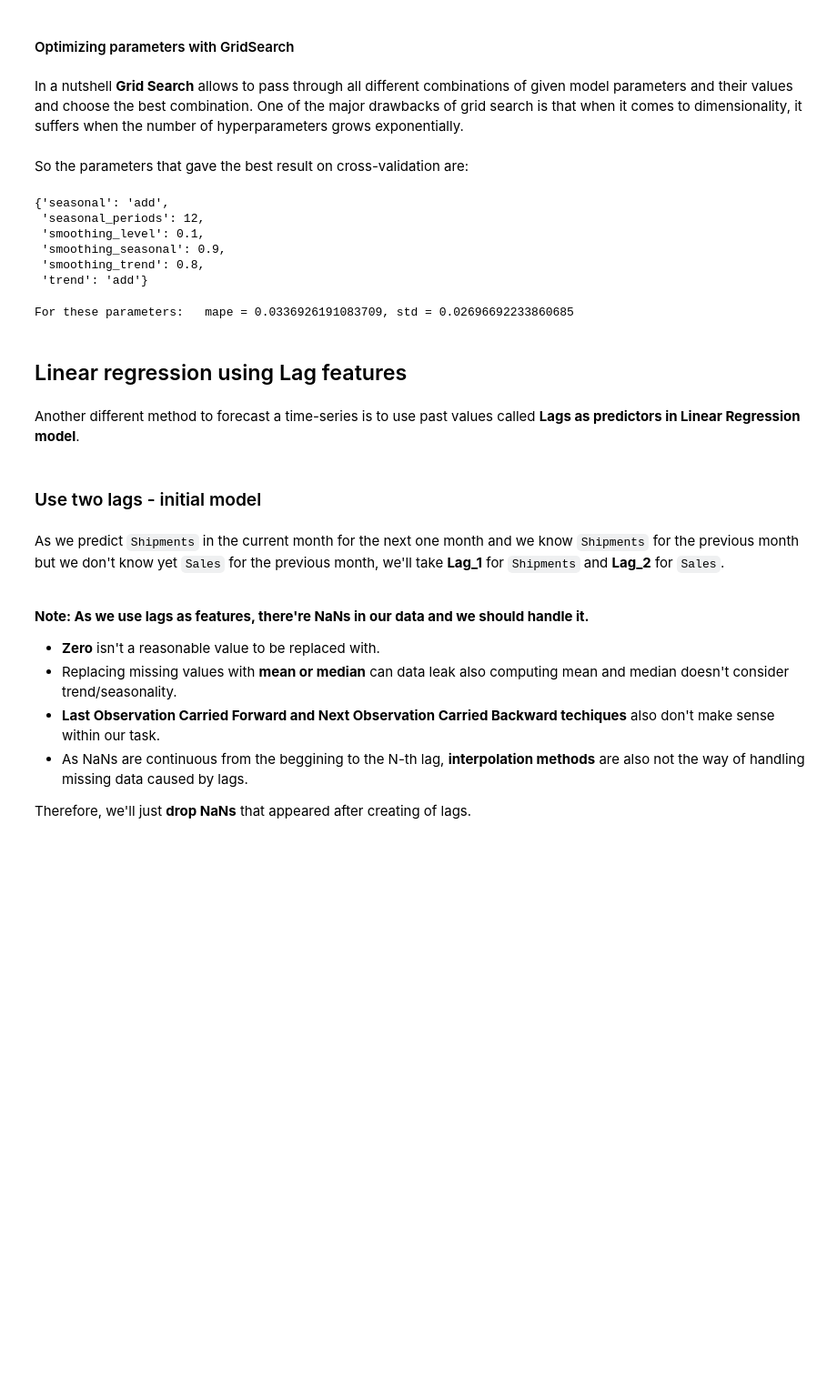
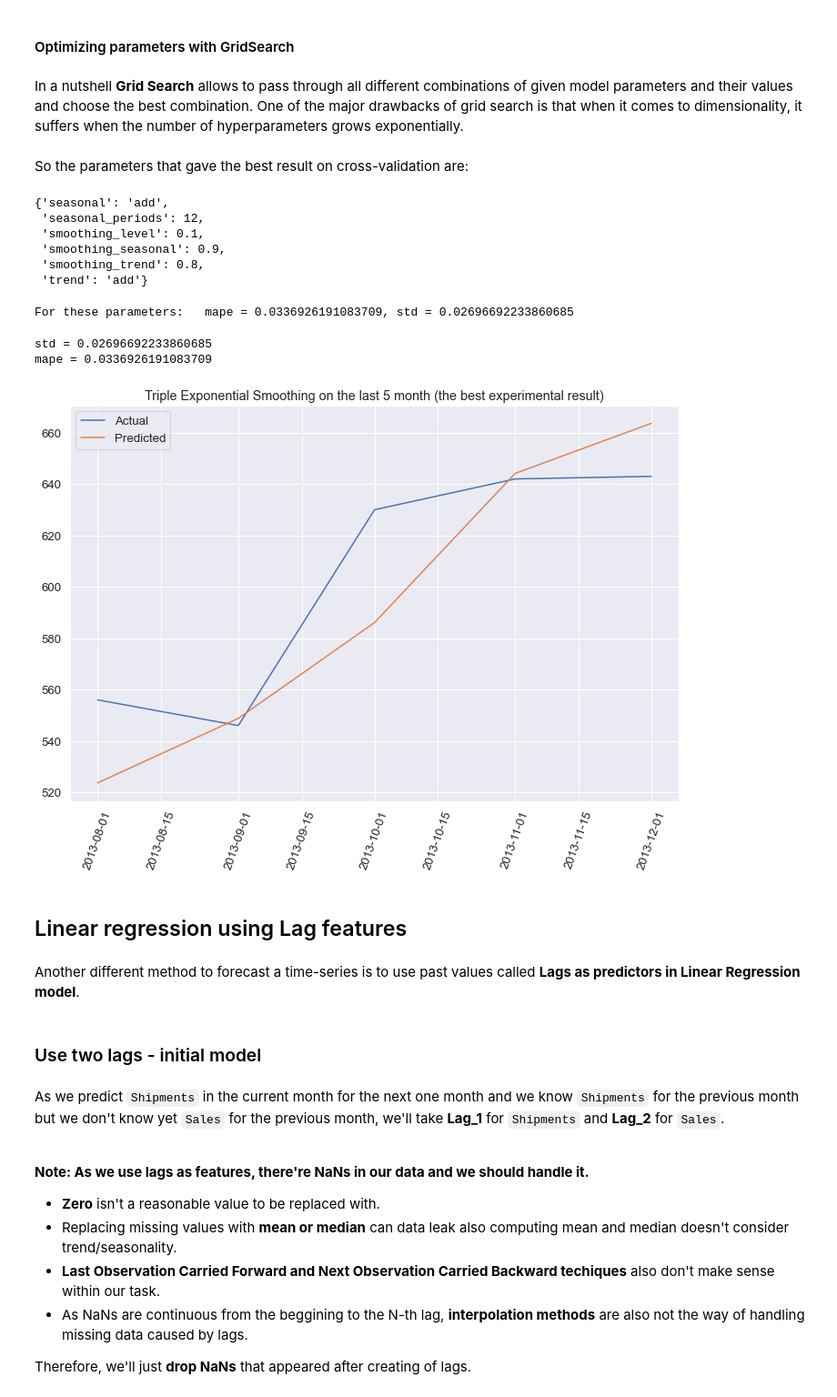
Before and after one commit to Dosann/Time-series-forecast, a Jupyter notebook: shipment_forecast.ipynb, the cells around one changed output. Shown at 91% size. Drawn from its saved outputs; the diff is of its cells as text; code cells hidden in the pictures; blank space fills up the shorter version.

```diff
--- a/shipment_forecast.ipynb
+++ b/shipment_forecast.ipynb
@@ -272,7 +274,7 @@ class ExpEstimator(BaseEstimator):
 
     def fit(self, X, y=None):
         self.simple_exp = ExponentialSmoothing(
-            endog=X[:,0],
+            endog=X,
             trend=self.trend,
             seasonal=self.seasonal,
             seasonal_periods=self.seasonal_periods,
@@ -285,10 +287,7 @@ class ExpEstimator(BaseEstimator):
         return self
 
     def predict(self, X):
-        return self.simple_exp.forecast(len(X[:,0]))
-
-    # def get_params(self):
-    #     return self.simple_exp.params
+        return self.simple_exp.forecast(len(X))
 # %%
 def evaluate(model, X, y=None):
     tscv = TimeSeriesSplit(n_splits=5, test_size=1)
@@ -300,7 +299,7 @@ def evaluate(model, X, y=None):
         prediction = model.predict(X[test])
         predicted_values.append(prediction[0])
 
-        actual = X[test]
+        actual = y[test]
 
         mape_errors.append(mape(actual, prediction))
 
@@ -348,0 +327,10 @@ mape = 0.06279279029131443
+# %%
+X, y = data.Shipments.values, data.Shipments.values
+alphas = [0.1, 0.9]
+
+for alpha in alphas:
+    print(f'For alpha {alpha}:\n')
+    model = ExpEstimator(smoothing_level=alpha)
+    predicted_values = evaluate(model, X, y)
+
+    plot_results(x, y_true, predicted_values, title='Simple Exponential Smoothing on the last 5 month (the best experimental result)')
@@ -507,13 +506,22 @@ grid_result.best_params_
  'smoothing_seasonal': 0.9,
  'smoothing_trend': 0.8,
  'trend': 'add'}
-# %%
-best_mape = -grid_result.best_score_
-best_std = pd.DataFrame(grid_result.cv_results_).query('param_smoothing_level == 0.1 & param_smoothing_trend == 0.8 & param_smoothing_seasonal == 0.9')['std_test_score'].item()
-
-print(f'For these parameters:\tmape = {best_mape}, std = {best_std}')
-# %% [output]
-For these parameters:   mape = 0.0336926191083709, std = 0.02696692233860685
+# %%
+best_mape = -grid_result.best_score_
+best_std = pd.DataFrame(grid_result.cv_results_).query('param_smoothing_level == 0.1 & param_smoothing_trend == 0.8 & param_smoothing_seasonal == 0.9')['std_test_score'].item()
+
+print(f'For these parameters:\tmape = {best_mape}, std = {best_std}')
+# %% [output]
+For these parameters:   mape = 0.0336926191083709, std = 0.02696692233860685
+# %%
+model = ExpEstimator(**grid_result.best_params_)
+predicted_values = evaluate(model, X, y)
+
+plot_results(x, y_true, predicted_values, title='Triple Exponential Smoothing on the last 5 month (the best experimental result)')
+# %% [output]
+std = 0.02696692233860685
+mape = 0.0336926191083709
+[figure, added]
 # %% [markdown]
 ## Linear regression using Lag features
 # %% [markdown]
```
Also changed, not shown: parts of 42 cells of this notebook.
